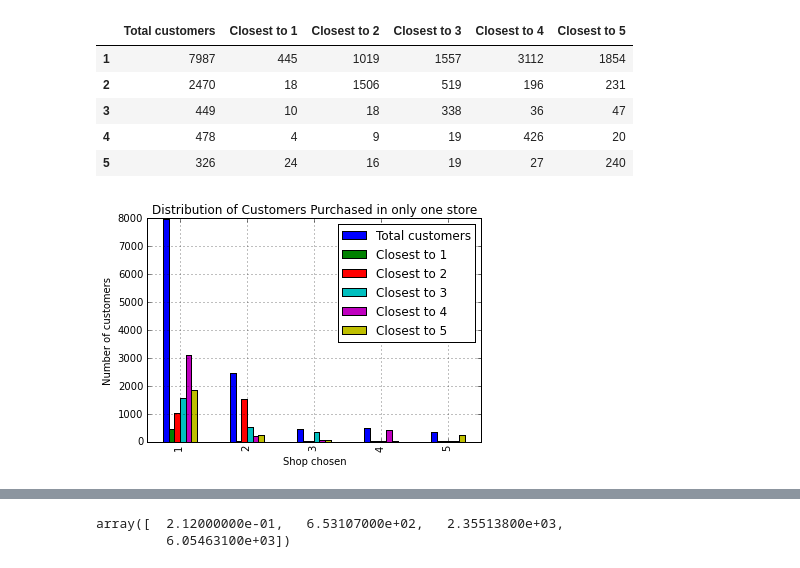
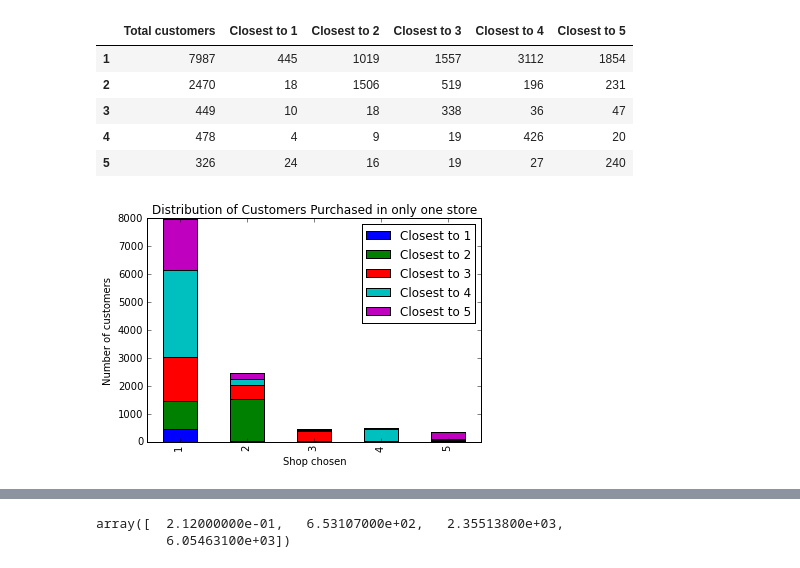
Before and after one commit to rcuevass/clustering_PCA_marketing, a Jupyter notebook: Store range effect in purchase.ipynb, the cells around one changed output, grey strips where cells are left out. Saved outputs shown, nothing was run; the diff lists cells and outputs as text; code cells hidden in the pictures.

```diff
--- a/Store range effect in purchase.ipynb
+++ b/Store range effect in purchase.ipynb
@@ -297,10 +440,12 @@ df_close
 | 4 | 478 | 4 | 9 | 19 | 426 | 20 |
 | 5 | 326 | 24 | 16 | 19 | 27 | 240 |
 # %%
-df_close.plot(kind='bar',
-           title='Distribution of Customers Purchased in only one store',grid=True)
+df_stack = df_close[['Closest to 1','Closest to 2','Closest to 3',
+                     'Closest to 4','Closest to 5']]
+df_stack.plot(kind='bar',
+           title='Distribution of Customers Purchased in only one store',stacked=True)
 plt.xlabel('Shop chosen')
 plt.ylabel('Number of customers')
 plt.show()
 # %% [output]
-[figure, old version]
+[figure, new version]
```
Also changed, not shown: parts of 22 cells of this notebook.
